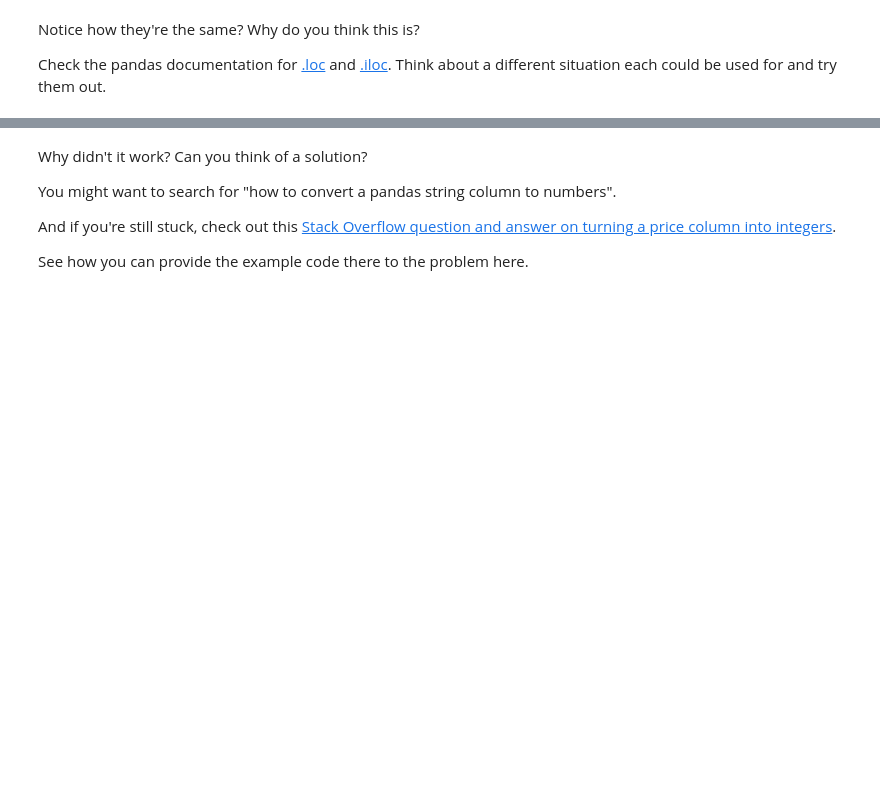
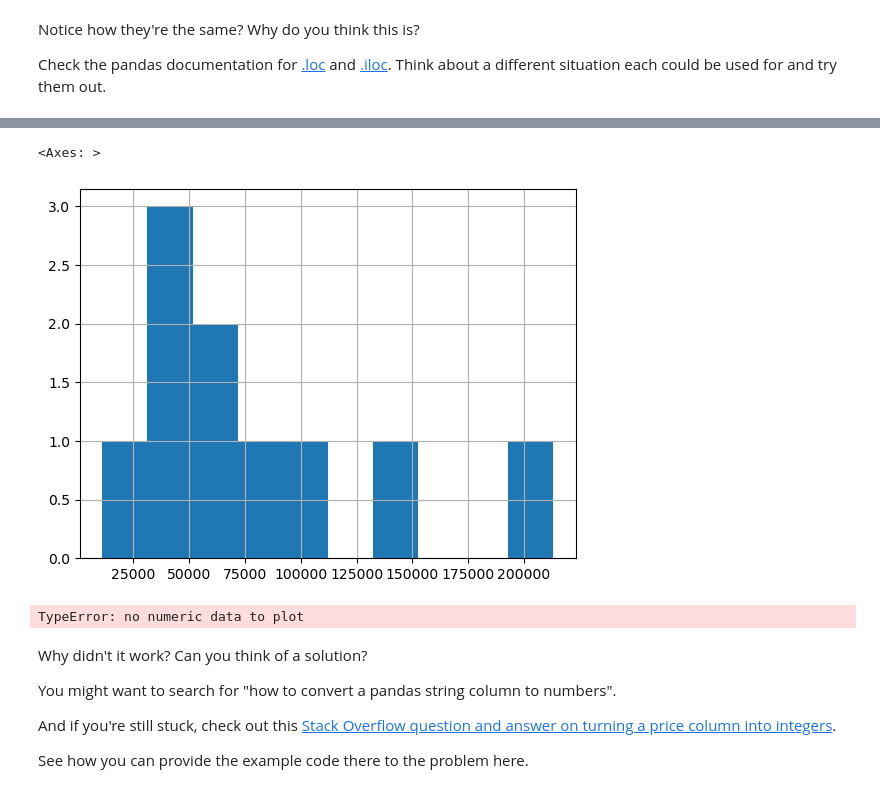
Before and after one commit to dinakajoy/intro_to_pandas, a Jupyter notebook: pandas-exercises.ipynb, the cells around one changed output, grey strips where cells are left out. Saved outputs shown, nothing was run; the diff lists cells and outputs as text; code cells hidden in the pictures; blank space fills up the shorter version.

```diff
--- a/pandas-exercises.ipynb
+++ b/pandas-exercises.ipynb
@@ -146,7 +240,14 @@ Check the pandas documentation for [.loc](https://pandas.pydata.org/pandas-docs/
 # %%
 # Create a histogram of the Odometer column using hist()
+car_sales["Odometer (KM)"].hist()
+# %% [output]
+<Axes: >
+[figure, added]
 # %%
 # Try to plot the Price column using plot()
+car_sales["Price"].plot()
+# %% [output]
+TypeError: no numeric data to plot
 # %% [markdown]
 Why didn't it work? Can you think of a solution?
 
```
Also changed, not shown: parts of 34 cells of this notebook.
